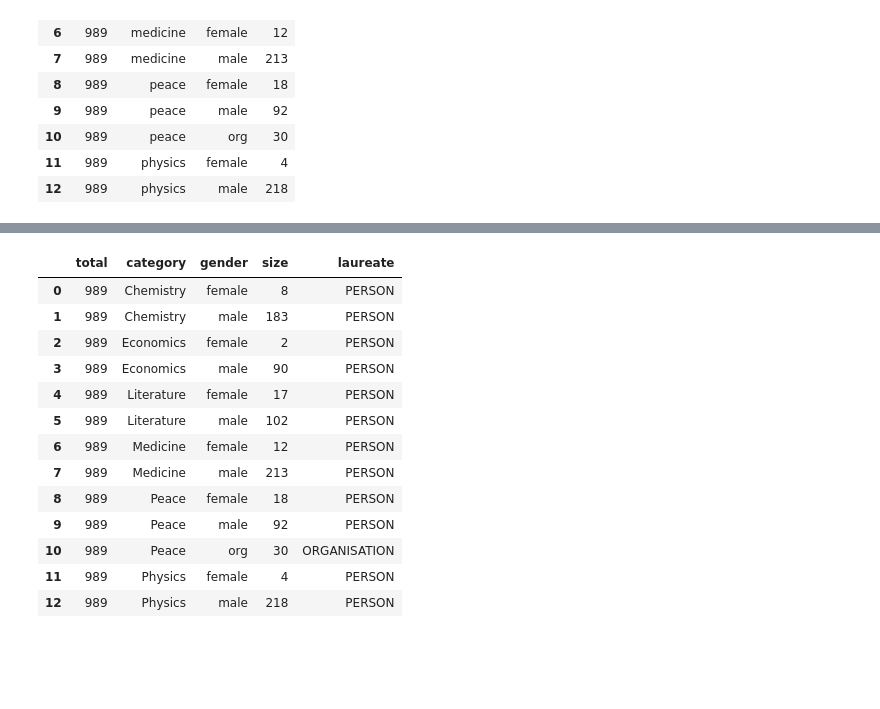
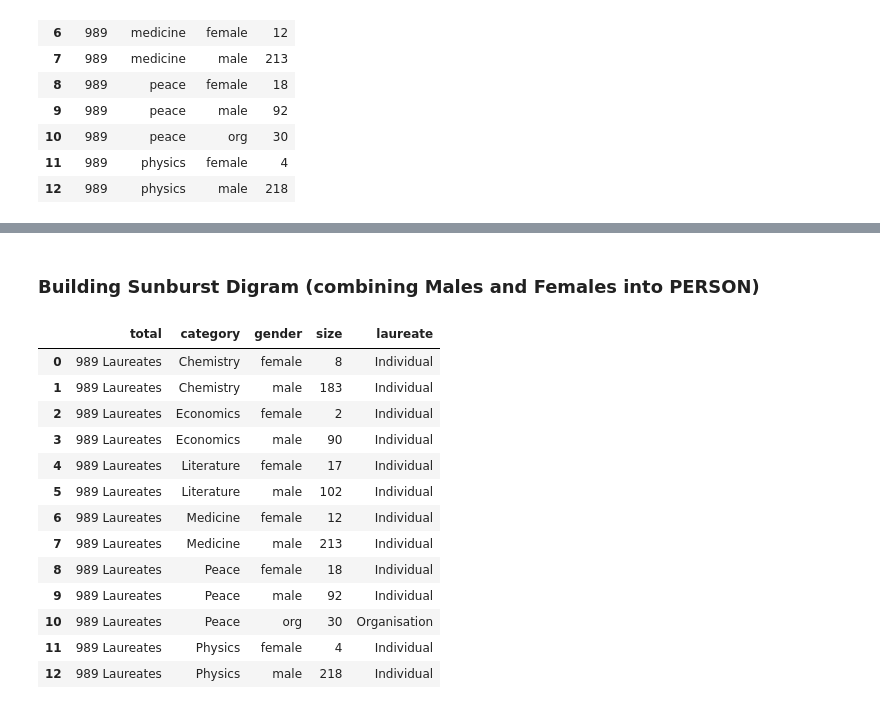
Before and after one commit to iryna-savchuk/DV_project, a Jupyter notebook: Making_Sunburst.ipynb, the cells around one changed output, grey strips where cells are left out. Saved outputs shown, nothing was run; the diff lists cells and outputs as text; code cells hidden in the pictures; blank space fills up the shorter version.

Commit message:
Sunburst made prettier

```diff
--- a/Making_Sunburst.ipynb
+++ b/Making_Sunburst.ipynb
@@ -50,23 +50,27 @@ fig_test = px.sunburst(sunburst_df, path=['total', 'category', 'gender'],
 fig_test.show()
 # %% [output]
 [interactive output not drawn]
+# %% [markdown]
+### Building Sunburst Digram (combining Males and Females into PERSON)
 # %%
-sunburst_df['laureate'] = sunburst_df['gender'].apply(lambda x: 'ORGANISATION' if x=='org' else 'PERSON')
+sunburst_df =  df.groupby(['total','category', 'gender'], as_index=False).size()
+sunburst_df['total'] =  '989 Laureates' #str(df.shape[0]) + ' Laureates'
+sunburst_df['laureate'] = sunburst_df['gender'].apply(lambda x: 'Organisation' if x=='org' else 'Individual')
 sunburst_df['category'] = sunburst_df['category'].apply(lambda x: x.capitalize())
 sunburst_df
 # %% [output]
 |  | total | category | gender | size | laureate |
-| 0 | 989 | Chemistry | female | 8 | PERSON |
-| 1 | 989 | Chemistry | male | 183 | PERSON |
-| 2 | 989 | Economics | female | 2 | PERSON |
-| 3 | 989 | Economics | male | 90 | PERSON |
-| 4 | 989 | Literature | female | 17 | PERSON |
-| 5 | 989 | Literature | male | 102 | PERSON |
-| 6 | 989 | Medicine | female | 12 | PERSON |
-| 7 | 989 | Medicine | male | 213 | PERSON |
-| 8 | 989 | Peace | female | 18 | PERSON |
-| 9 | 989 | Peace | male | 92 | PERSON |
-| 10 | 989 | Peace | org | 30 | ORGANISATION |
-| 11 | 989 | Physics | female | 4 | PERSON |
-| 12 | 989 | Physics | male | 218 | PERSON |
+| 0 | 989 Laureates | Chemistry | female | 8 | Individual |
+| 1 | 989 Laureates | Chemistry | male | 183 | Individual |
+| 2 | 989 Laureates | Economics | female | 2 | Individual |
+| 3 | 989 Laureates | Economics | male | 90 | Individual |
+| 4 | 989 Laureates | Literature | female | 17 | Individual |
+| 5 | 989 Laureates | Literature | male | 102 | Individual |
+| 6 | 989 Laureates | Medicine | female | 12 | Individual |
+| 7 | 989 Laureates | Medicine | male | 213 | Individual |
+| 8 | 989 Laureates | Peace | female | 18 | Individual |
+| 9 | 989 Laureates | Peace | male | 92 | Individual |
+| 10 | 989 Laureates | Peace | org | 30 | Organisation |
+| 11 | 989 Laureates | Physics | female | 4 | Individual |
+| 12 | 989 Laureates | Physics | male | 218 | Individual |
 # %%
```
Also changed, not shown: parts of 7 cells of this notebook.
